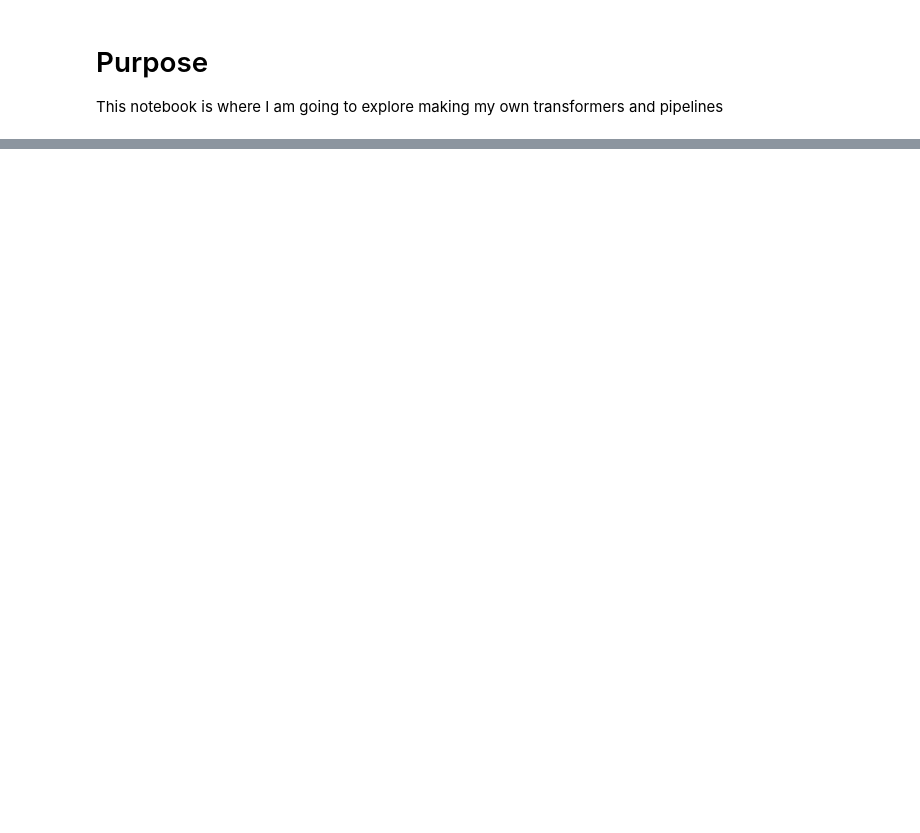
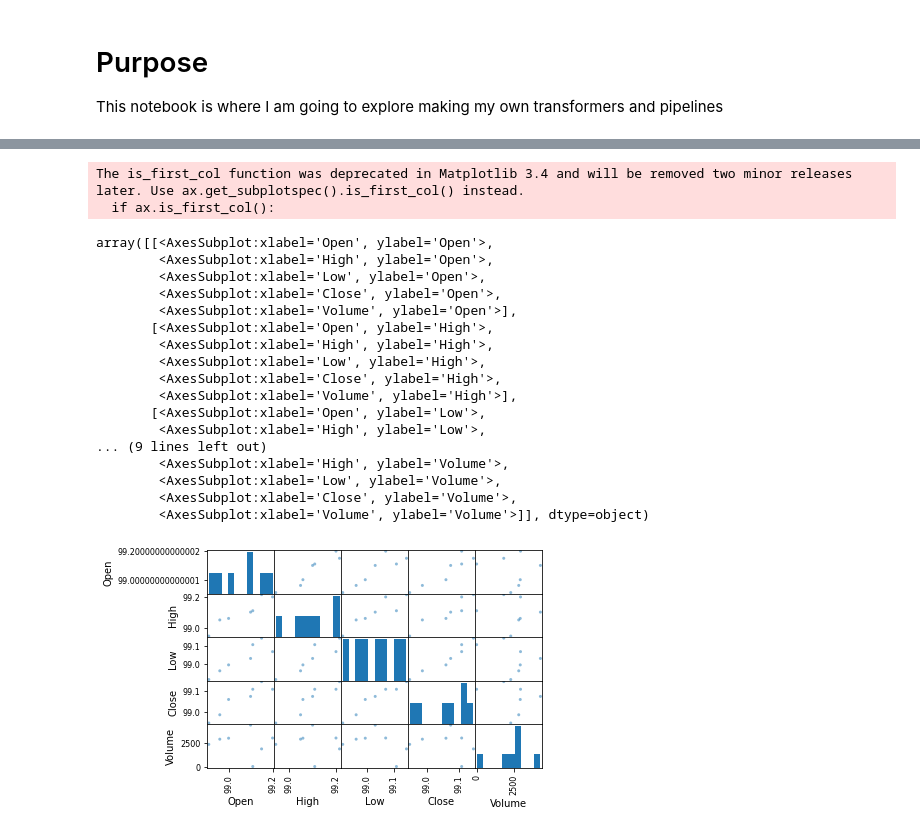
Before and after one commit to JebStewart/LearningZone, a Jupyter notebook: CustomTransformer.ipynb, the cells around one changed output, grey strips where cells are left out. Drawn from its saved outputs; the diff is of its cells as text; code cells hidden in the pictures; blank space fills up the shorter version.

```diff
--- a/CustomTransformer.ipynb
+++ b/CustomTransformer.ipynb
@@ -22,0 +26,23 @@ df
+# %%
+scatter_matrix(df)
+# %% [output]
+The is_first_col function was deprecated in Matplotlib 3.4 and will be removed two minor releases later. Use ax.get_subplotspec().is_first_col() instead.
+  if ax.is_first_col():
+array([[<AxesSubplot:xlabel='Open', ylabel='Open'>,
+        <AxesSubplot:xlabel='High', ylabel='Open'>,
+        <AxesSubplot:xlabel='Low', ylabel='Open'>,
+        <AxesSubplot:xlabel='Close', ylabel='Open'>,
+        <AxesSubplot:xlabel='Volume', ylabel='Open'>],
+       [<AxesSubplot:xlabel='Open', ylabel='High'>,
+        <AxesSubplot:xlabel='High', ylabel='High'>,
+        <AxesSubplot:xlabel='Low', ylabel='High'>,
+        <AxesSubplot:xlabel='Close', ylabel='High'>,
+        <AxesSubplot:xlabel='Volume', ylabel='High'>],
+       [<AxesSubplot:xlabel='Open', ylabel='Low'>,
+        <AxesSubplot:xlabel='High', ylabel='Low'>,
+... (9 lines left out)
+        <AxesSubplot:xlabel='High', ylabel='Volume'>,
+        <AxesSubplot:xlabel='Low', ylabel='Volume'>,
+        <AxesSubplot:xlabel='Close', ylabel='Volume'>,
+        <AxesSubplot:xlabel='Volume', ylabel='Volume'>]], dtype=object)
+[figure, added]
```
Also changed, not shown: parts of 6 cells of this notebook.
